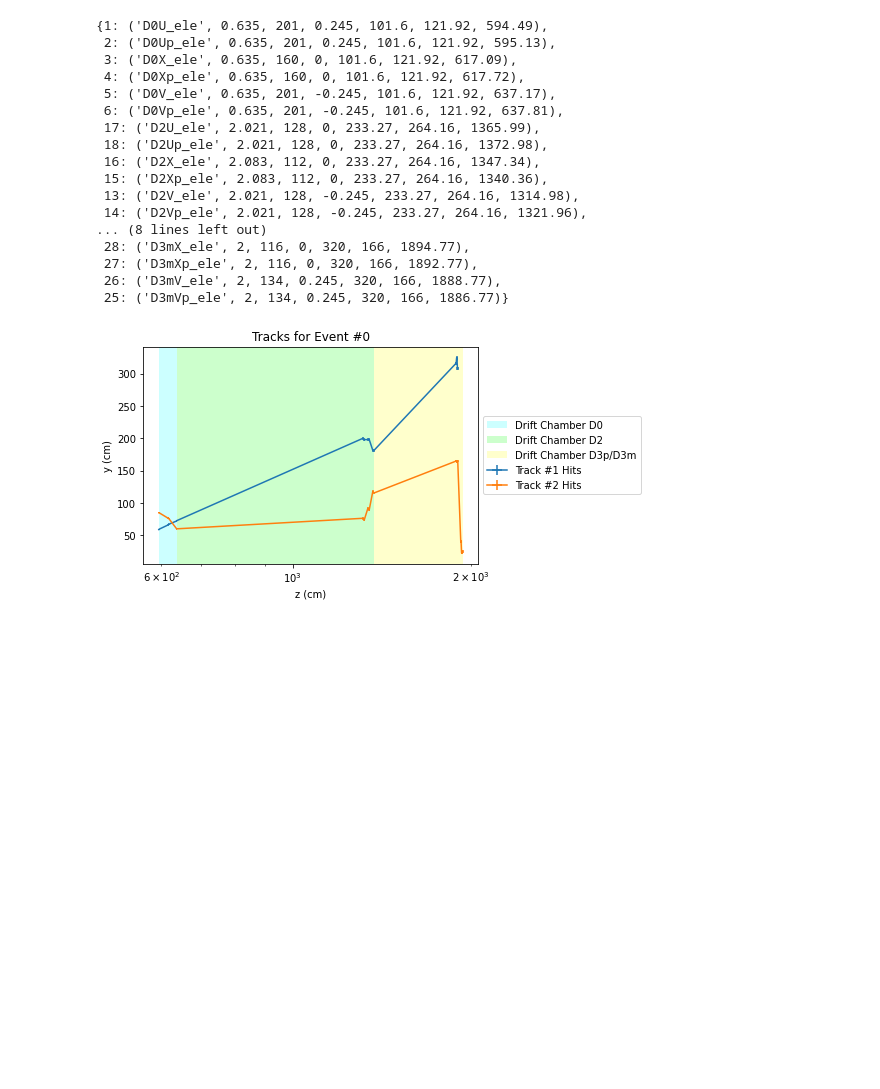
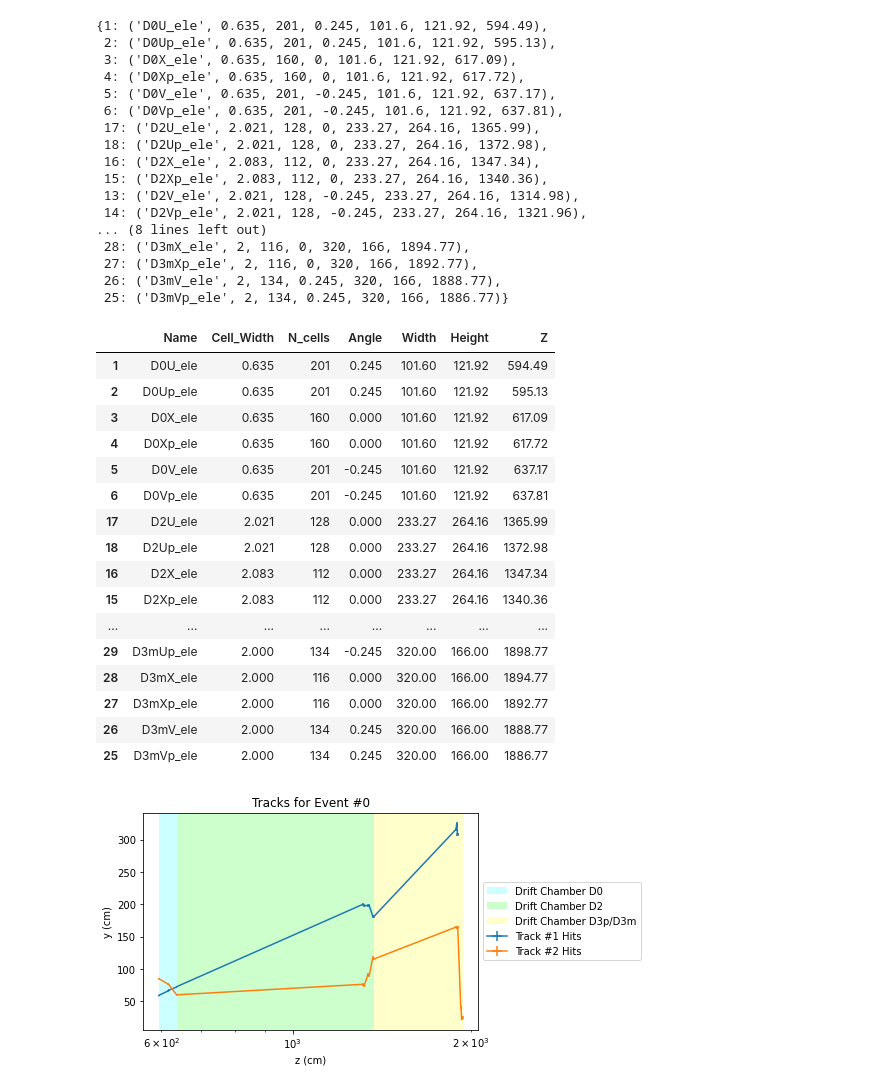
Before and after one commit to extraction-tools/ANN, a Jupyter notebook: Mohit/DrellYan_2021_June22/HitMatrix.ipynb, the cells around one changed output. Saved outputs shown, nothing was run; the diff lists cells and outputs as text; code cells hidden in the pictures; blank space fills up the shorter version.

```diff
--- a/Mohit/DrellYan_2021_June22/HitMatrix.ipynb
+++ b/Mohit/DrellYan_2021_June22/HitMatrix.ipynb
@@ -255,4 +253,33 @@ combined_total #cell size, ncells, angle, width, height, z
  27: ('D3mXp_ele', 2, 116, 0, 320, 166, 1892.77),
  26: ('D3mV_ele', 2, 134, 0.245, 320, 166, 1888.77),
  25: ('D3mVp_ele', 2, 134, 0.245, 320, 166, 1886.77)}
+# %%
+pd.DataFrame.from_dict(combined_total, orient='index',
+                       columns=[
+                           'Name',
+                           'Cell_Width',
+                           'N_cells',
+                           'Angle',
+                           'Width',
+                           'Height',
+                           'Z'
+                       ])
+# %% [output]
+|  | Name | Cell_Width | N_cells | Angle | Width | Height | Z |
+| 1 | D0U_ele | 0.635 | 201 | 0.245 | 101.60 | 121.92 | 594.49 |
+| 2 | D0Up_ele | 0.635 | 201 | 0.245 | 101.60 | 121.92 | 595.13 |
+| 3 | D0X_ele | 0.635 | 160 | 0.000 | 101.60 | 121.92 | 617.09 |
+| 4 | D0Xp_ele | 0.635 | 160 | 0.000 | 101.60 | 121.92 | 617.72 |
+| 5 | D0V_ele | 0.635 | 201 | -0.245 | 101.60 | 121.92 | 637.17 |
+| 6 | D0Vp_ele | 0.635 | 201 | -0.245 | 101.60 | 121.92 | 637.81 |
+| 17 | D2U_ele | 2.021 | 128 | 0.000 | 233.27 | 264.16 | 1365.99 |
+| 18 | D2Up_ele | 2.021 | 128 | 0.000 | 233.27 | 264.16 | 1372.98 |
+| 16 | D2X_ele | 2.083 | 112 | 0.000 | 233.27 | 264.16 | 1347.34 |
+| 15 | D2Xp_ele | 2.083 | 112 | 0.000 | 233.27 | 264.16 | 1340.36 |
+| ... | ... | ... | ... | ... | ... | ... | ... |
+| 29 | D3mUp_ele | 2.000 | 134 | -0.245 | 320.00 | 166.00 | 1898.77 |
+| 28 | D3mX_ele | 2.000 | 116 | 0.000 | 320.00 | 166.00 | 1894.77 |
+| 27 | D3mXp_ele | 2.000 | 116 | 0.000 | 320.00 | 166.00 | 1892.77 |
+| 26 | D3mV_ele | 2.000 | 134 | 0.245 | 320.00 | 166.00 | 1888.77 |
+| 25 | D3mVp_ele | 2.000 | 134 | 0.245 | 320.00 | 166.00 | 1886.77 |
 # %%
```
Also changed, not shown: parts of 6 cells of this notebook, 6 other files.
